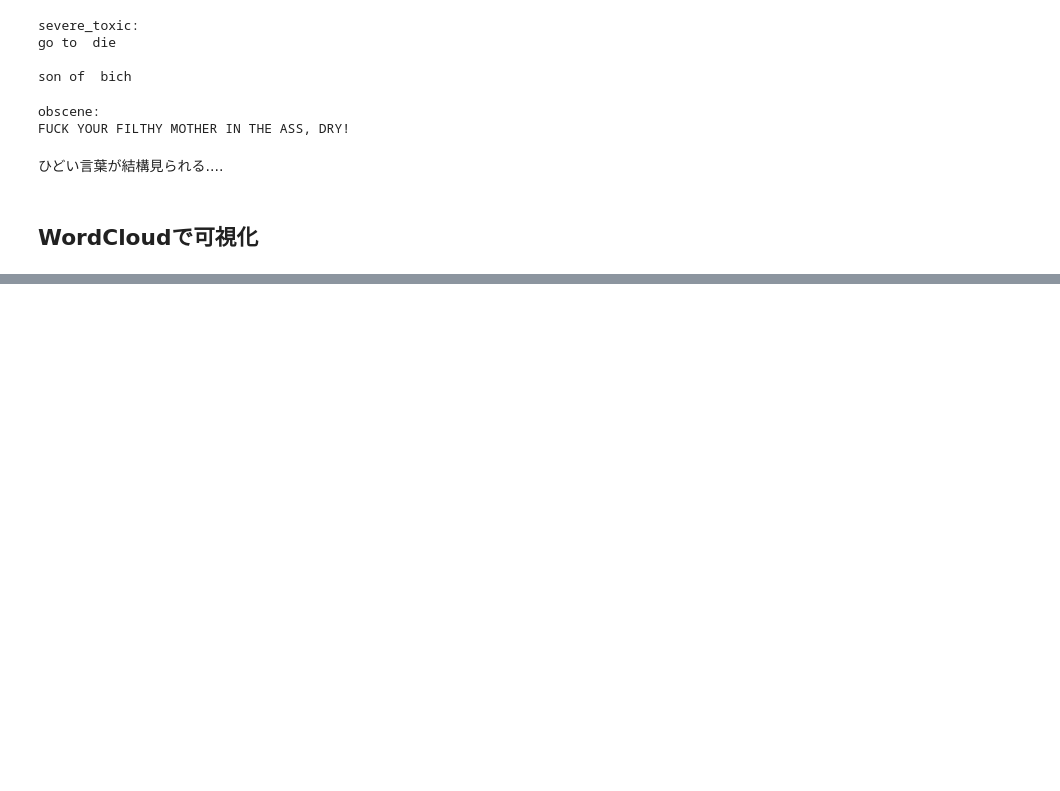
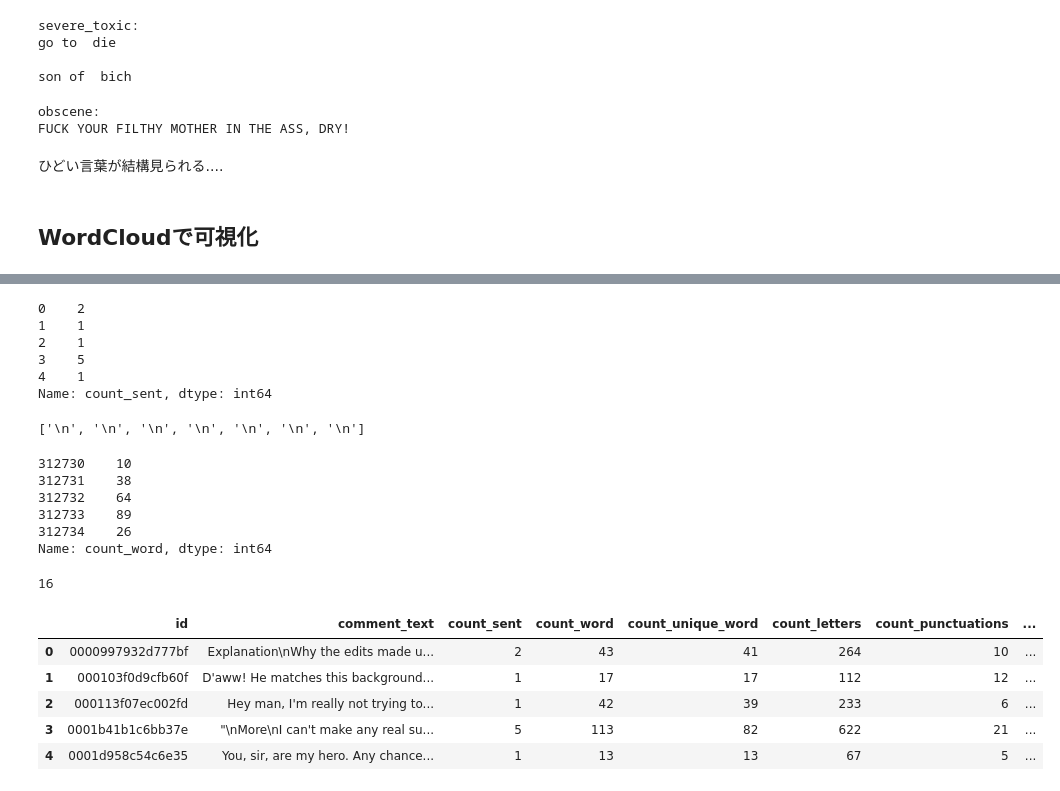
Before and after one commit to sanoyo/kaggle-Toxic-Comment-Classification-Challenge, a Jupyter notebook: 004_Toxic_Comments_EDA/data.ipynb, the cells around one changed output, grey strips where cells are left out. Cells and saved outputs as stored; diff of their text form; code cells hidden in the pictures; blank space fills up the shorter version.

```diff
--- a/004_Toxic_Comments_EDA/data.ipynb
+++ b/004_Toxic_Comments_EDA/data.ipynb
@@ -282,0 +298,30 @@ plt.show()
+# %%
+df['count_sent'] = df['comment_text'].apply(lambda x: len(re.findall("\n", str(x))) + 1)
+df['count_sent'].head()
+# %% [output]
+0    2
+1    1
+2    1
+3    5
+4    1
+Name: count_sent, dtype: int64
+# %%
+# https://docs.python.org/ja/3/howto/regex.html#performing-matches
+# 正規表現で、「\n」の数を見ている
+re.findall("\n", str(x))
+# %% [output]
+['\n', '\n', '\n', '\n', '\n', '\n', '\n']
+# %%
+df['count_word'] = df["comment_text"].apply(lambda x: len(str(x).split()))
+df['count_word'].tail()
+# %% [output]
+312730    10
+312731    38
+312732    64
+312733    89
+312734    26
+Name: count_word, dtype: int64
+# %%
+len(str(x).split())
+# %% [output]
+16
@@ -282,0 +351,9 @@ plt.show()
+# %%
+train_feats.head()
+# %% [output]
+|  | id | comment_text | count_sent | count_word | count_unique_word | count_letters | count_punctuations | ... |
+| 0 | 0000997932d777bf | Explanation\nWhy the edits made u... | 2 | 43 | 41 | 264 | 10 | ... |
+| 1 | 000103f0d9cfb60f | D'aww! He matches this background... | 1 | 17 | 17 | 112 | 12 | ... |
+| 2 | 000113f07ec002fd | Hey man, I'm really not trying to... | 1 | 42 | 39 | 233 | 6 | ... |
+| 3 | 0001b41b1c6bb37e | "\nMore\nI can't make any real su... | 5 | 113 | 82 | 622 | 21 | ... |
+| 4 | 0001d958c54c6e35 | You, sir, are my hero. Any chance... | 1 | 13 | 13 | 67 | 5 | ... |
```
Also changed, not shown: parts of 11 cells of this notebook.
